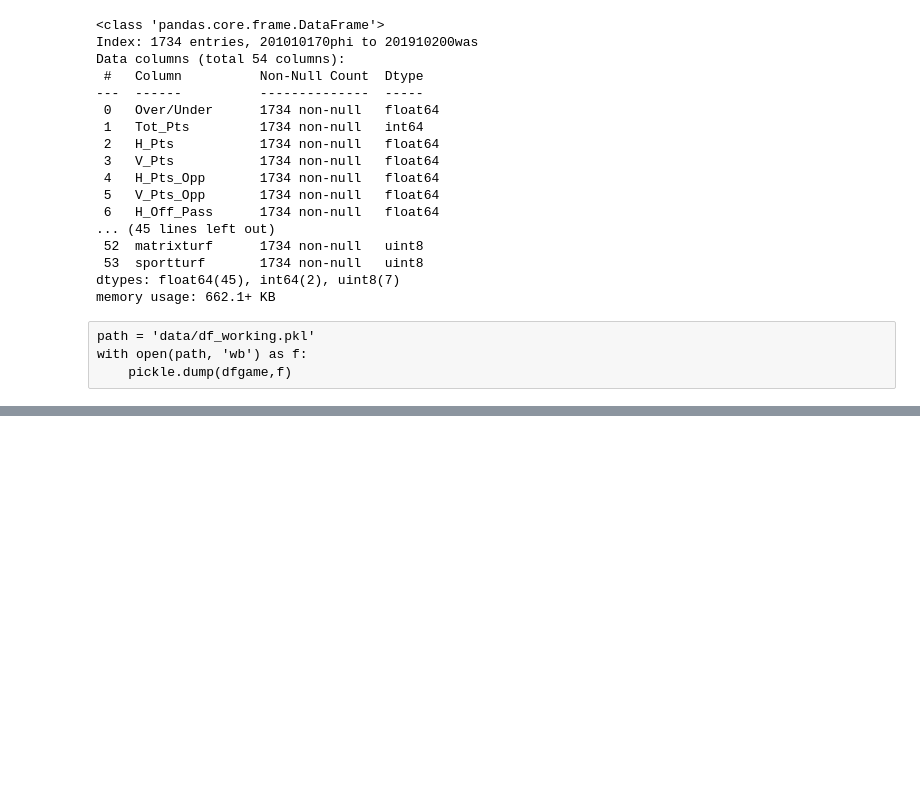
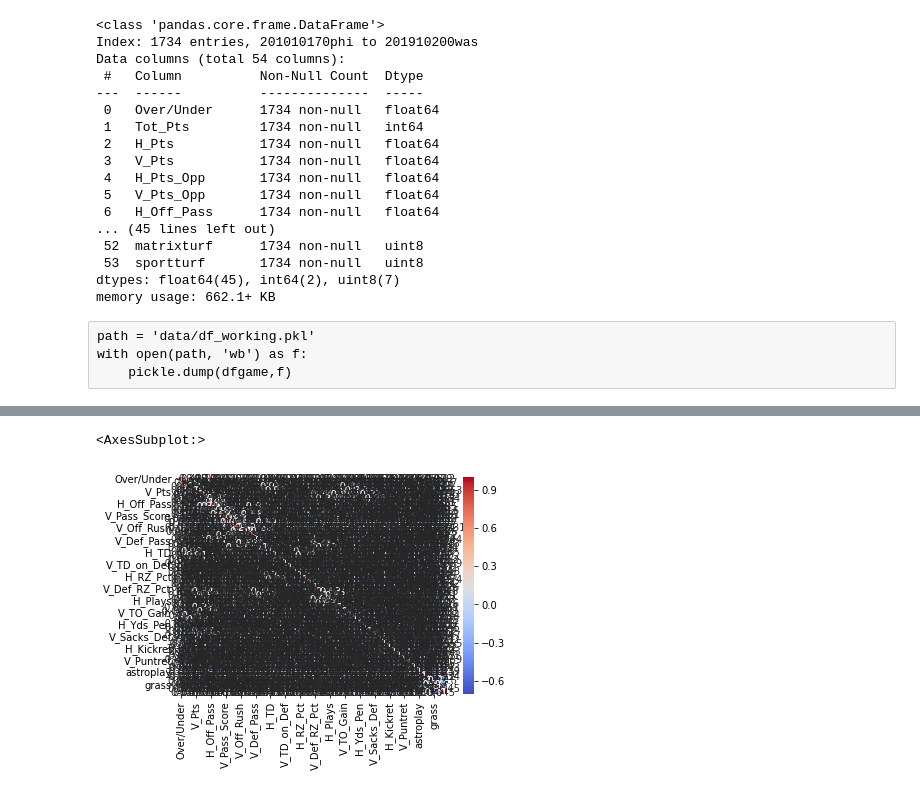
Before and after one commit to titansat74/Projects, a Jupyter notebook: Capstone Two/Cap2_Analyze.ipynb, the cells around one changed output, grey strips where cells are left out. Cells and saved outputs as stored; diff of their text form; code cells hidden in the pictures; blank space fills up the shorter version.

```diff
--- a/Capstone Two/Cap2_Analyze.ipynb
+++ b/Capstone Two/Cap2_Analyze.ipynb
@@ -104,3 +105,8 @@ corr = dfgame.corr()
 corr.style.format('{:.2f}').background_gradient(cmap='coolwarm')
 # %% [output]
 [interactive output not drawn]
+# %%
+sns.heatmap(corr,cmap='coolwarm',annot=True)
+# %% [output]
+<AxesSubplot:>
+[figure, added]
```
Also changed, not shown: parts of 2 cells of this notebook.
